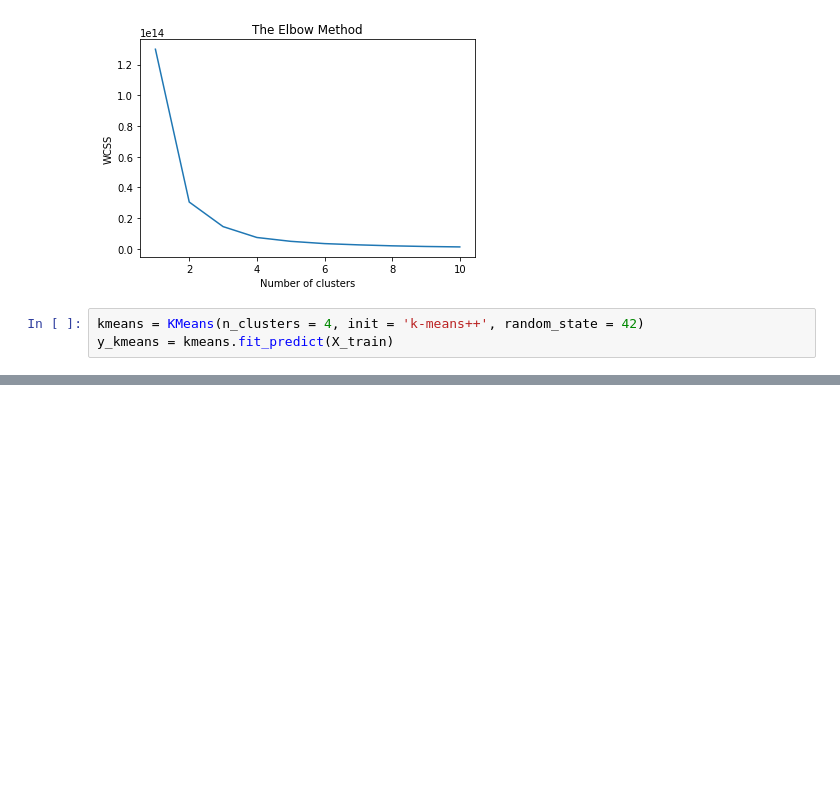
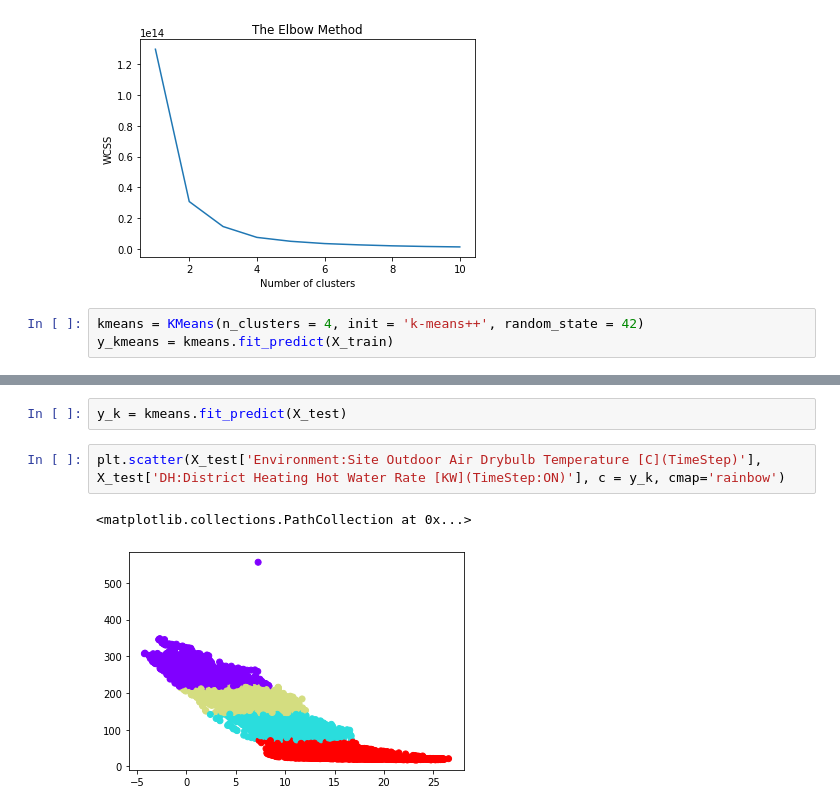
Before and after one commit to testertester193/SEMS, a Jupyter notebook: Kmeans_data.ipynb, the cells around one changed output, grey strips where cells are left out. Cells and saved outputs as stored; diff of their text form; blank space fills up the shorter version.

```diff
--- a/Kmeans_data.ipynb
+++ b/Kmeans_data.ipynb
@@ -77,0 +87,7 @@ plt.scatter(X_train['Environment:Site Outdoor Air Drybulb Temperature [C](TimeSt
+# %%
+y_k = kmeans.fit_predict(X_test)
+# %%
+plt.scatter(X_test['Environment:Site Outdoor Air Drybulb Temperature [C](TimeStep)'], X_test['DH:District Heating Hot Water Rate [KW](TimeStep:ON)'], c = y_k, cmap='rainbow')
+# %% [output]
+<matplotlib.collections.PathCollection at 0x...>
+[figure, added]
```
Also changed, not shown: parts of 18 cells of this notebook, 2 other files.
